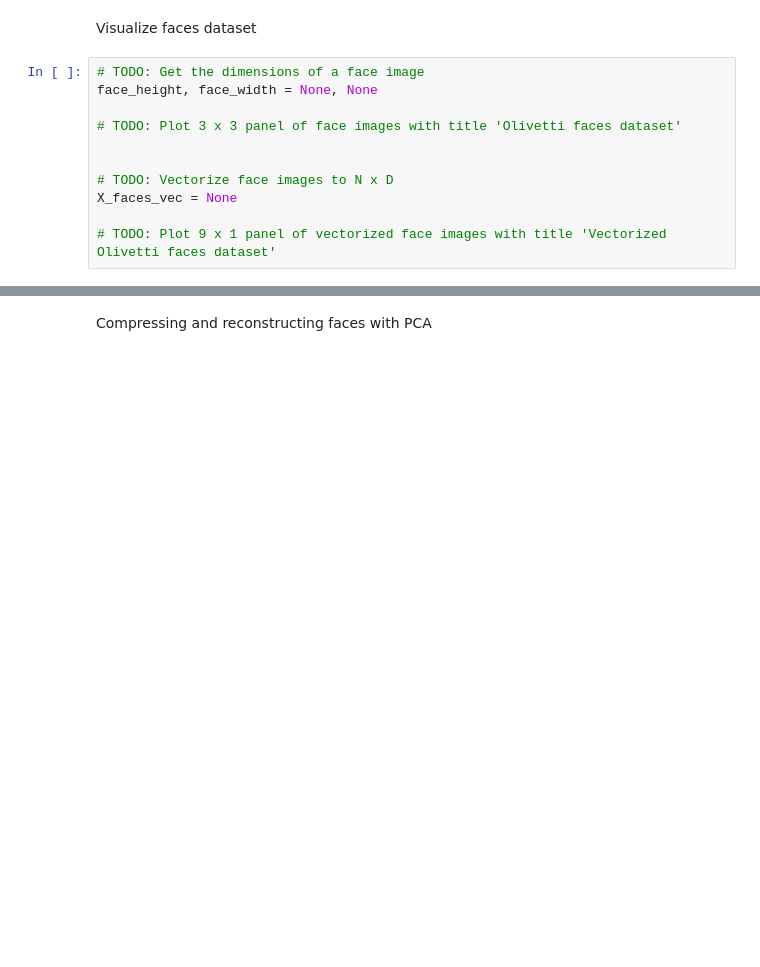
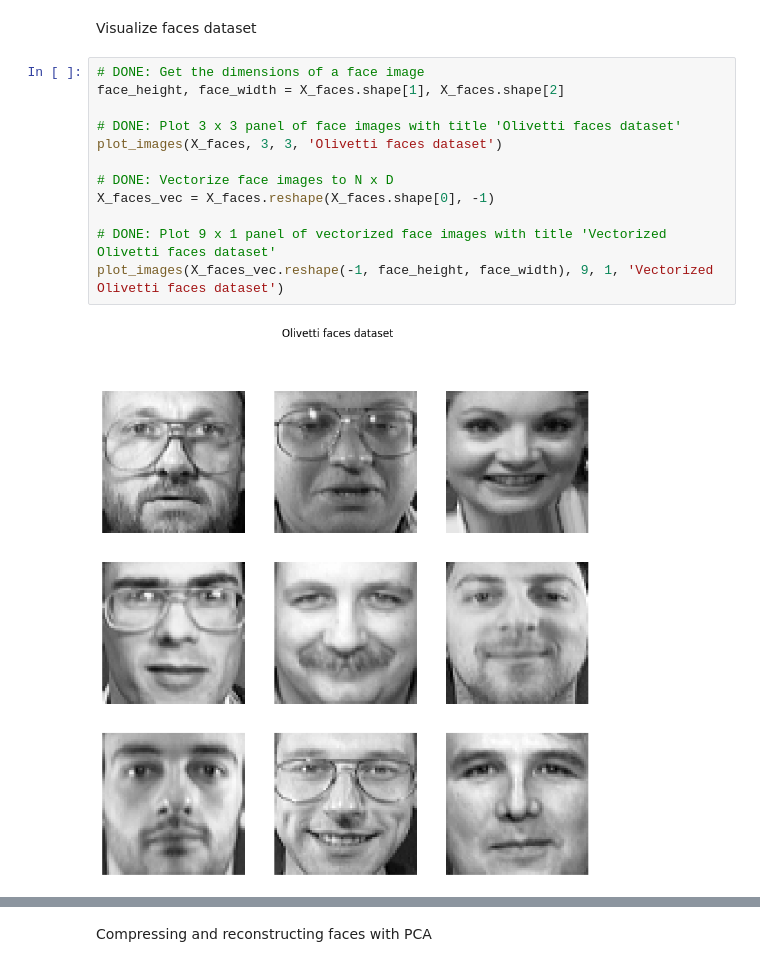
Before and after one commit to haileyrobertson/robertson-cpsc581, a Jupyter notebook: assignments/a4/04_assignment_pca.ipynb, the cells around one changed output, grey strips where cells are left out. Saved outputs shown, nothing was run; the diff lists cells and outputs as text; blank space fills up the shorter version.

Commit message:
faces plots

```diff
--- a/assignments/a4/04_assignment_pca.ipynb
+++ b/assignments/a4/04_assignment_pca.ipynb
@@ -440,13 +444,16 @@ print('Number of unique individuals: {}'.format(len(np.unique(y_faces))))
 # %% [markdown]
 Visualize faces dataset
 # %%
-# TODO: Get the dimensions of a face image
-face_height, face_width = None, None
+# DONE: Get the dimensions of a face image
+face_height, face_width = X_faces.shape[1], X_faces.shape[2]
 
-# TODO: Plot 3 x 3 panel of face images with title 'Olivetti faces dataset'
+# DONE: Plot 3 x 3 panel of face images with title 'Olivetti faces dataset'
+plot_images(X_faces, 3, 3, 'Olivetti faces dataset')
 
+# DONE: Vectorize face images to N x D
+X_faces_vec = X_faces.reshape(X_faces.shape[0], -1)
 
-# TODO: Vectorize face images to N x D
-X_faces_vec = None
-
-# TODO: Plot 9 x 1 panel of vectorized face images with title 'Vectorized Olivetti faces dataset'
+# DONE: Plot 9 x 1 panel of vectorized face images with title 'Vectorized Olivetti faces dataset'
+plot_images(X_faces_vec.reshape(-1, face_height, face_width), 9, 1, 'Vectorized Olivetti faces dataset')
+# %% [output]
+[figure, added]
```
Also changed, not shown: parts of 5 cells of this notebook.
